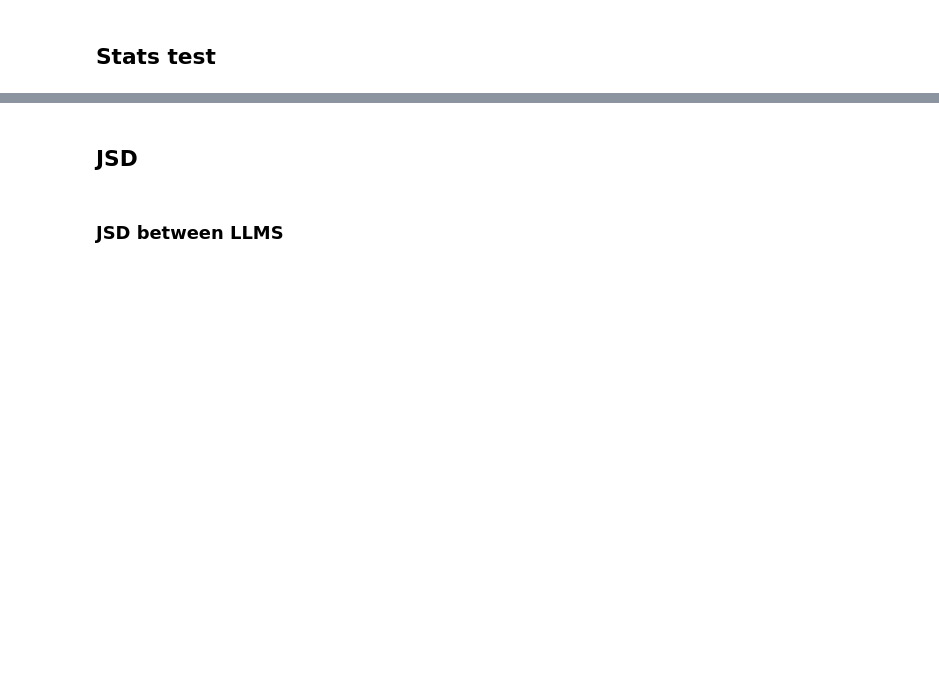
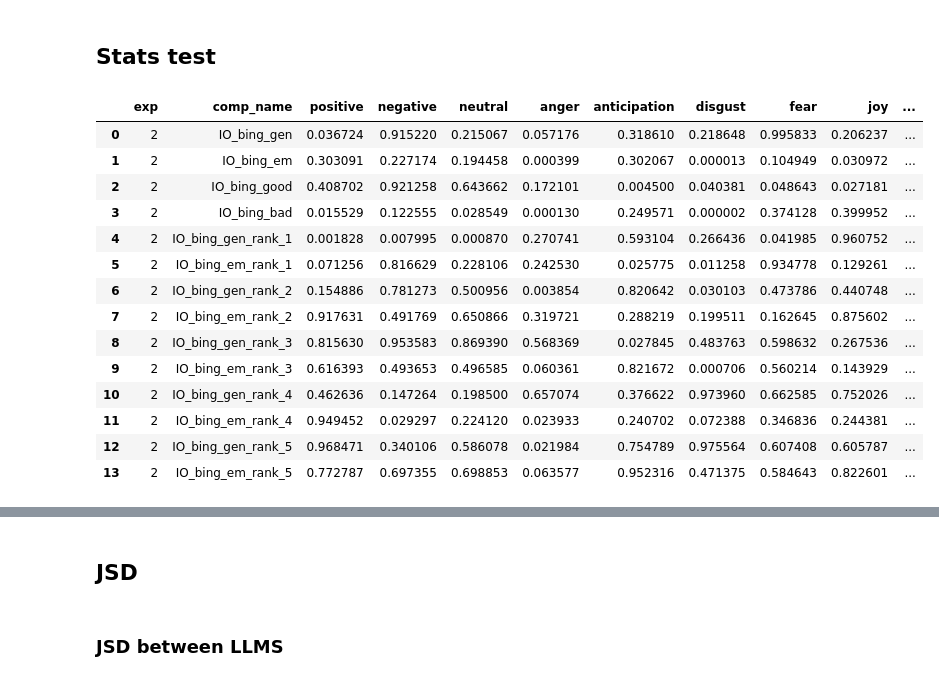
Before and after one commit to HrishitaC/InsideOut2, a Jupyter notebook: Code/analysis.ipynb, the cells around one changed output, grey strips where cells are left out. Saved outputs shown, nothing was run; the diff lists cells and outputs as text; code cells hidden in the pictures; blank space fills up the shorter version.

```diff
--- a/Code/analysis.ipynb
+++ b/Code/analysis.ipynb
@@ -630,0 +633,30 @@ def get_exp_stats(df, exp_num, df_name, is_se):
+# %%
+stats_results_dict = {
+    "exp": [],
+    "comp_name": []
+}
+
+stats_results_dict |= {emo: [] for emo in emotions}
+
+for stats_result in all_stats_results:
+    for key in stats_results_dict:
+        stats_results_dict[key].append(stats_result[key])
+
+IO_bing_df = pd.DataFrame.from_dict(stats_results_dict)
+IO_bing_df
+# %% [output]
+|  | exp | comp_name | positive | negative | neutral | anger | anticipation | disgust | fear | joy | ... |
+| 0 | 2 | IO_bing_gen | 0.036724 | 0.915220 | 0.215067 | 0.057176 | 0.318610 | 0.218648 | 0.995833 | 0.206237 | ... |
+| 1 | 2 | IO_bing_em | 0.303091 | 0.227174 | 0.194458 | 0.000399 | 0.302067 | 0.000013 | 0.104949 | 0.030972 | ... |
+| 2 | 2 | IO_bing_good | 0.408702 | 0.921258 | 0.643662 | 0.172101 | 0.004500 | 0.040381 | 0.048643 | 0.027181 | ... |
+| 3 | 2 | IO_bing_bad | 0.015529 | 0.122555 | 0.028549 | 0.000130 | 0.249571 | 0.000002 | 0.374128 | 0.399952 | ... |
+| 4 | 2 | IO_bing_gen_rank_1 | 0.001828 | 0.007995 | 0.000870 | 0.270741 | 0.593104 | 0.266436 | 0.041985 | 0.960752 | ... |
+| 5 | 2 | IO_bing_em_rank_1 | 0.071256 | 0.816629 | 0.228106 | 0.242530 | 0.025775 | 0.011258 | 0.934778 | 0.129261 | ... |
+| 6 | 2 | IO_bing_gen_rank_2 | 0.154886 | 0.781273 | 0.500956 | 0.003854 | 0.820642 | 0.030103 | 0.473786 | 0.440748 | ... |
+| 7 | 2 | IO_bing_em_rank_2 | 0.917631 | 0.491769 | 0.650866 | 0.319721 | 0.288219 | 0.199511 | 0.162645 | 0.875602 | ... |
+| 8 | 2 | IO_bing_gen_rank_3 | 0.815630 | 0.953583 | 0.869390 | 0.568369 | 0.027845 | 0.483763 | 0.598632 | 0.267536 | ... |
+| 9 | 2 | IO_bing_em_rank_3 | 0.616393 | 0.493653 | 0.496585 | 0.060361 | 0.821672 | 0.000706 | 0.560214 | 0.143929 | ... |
+| 10 | 2 | IO_bing_gen_rank_4 | 0.462636 | 0.147264 | 0.198500 | 0.657074 | 0.376622 | 0.973960 | 0.662585 | 0.752026 | ... |
+| 11 | 2 | IO_bing_em_rank_4 | 0.949452 | 0.029297 | 0.224120 | 0.023933 | 0.240702 | 0.072388 | 0.346836 | 0.244381 | ... |
+| 12 | 2 | IO_bing_gen_rank_5 | 0.968471 | 0.340106 | 0.586078 | 0.021984 | 0.754789 | 0.975564 | 0.607408 | 0.605787 | ... |
+| 13 | 2 | IO_bing_em_rank_5 | 0.772787 | 0.697355 | 0.698853 | 0.063577 | 0.952316 | 0.471375 | 0.584643 | 0.822601 | ... |
```
Also changed, not shown: parts of 27 cells of this notebook, 20 other files.
